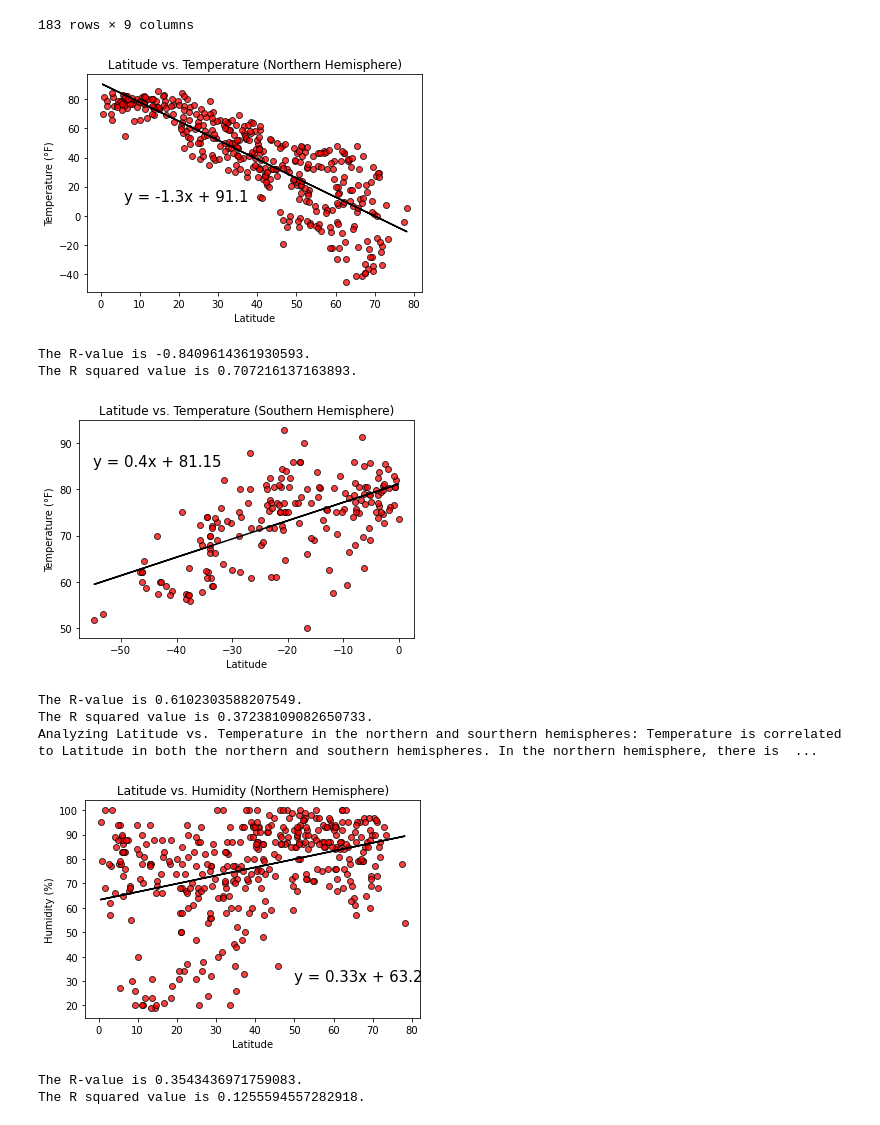
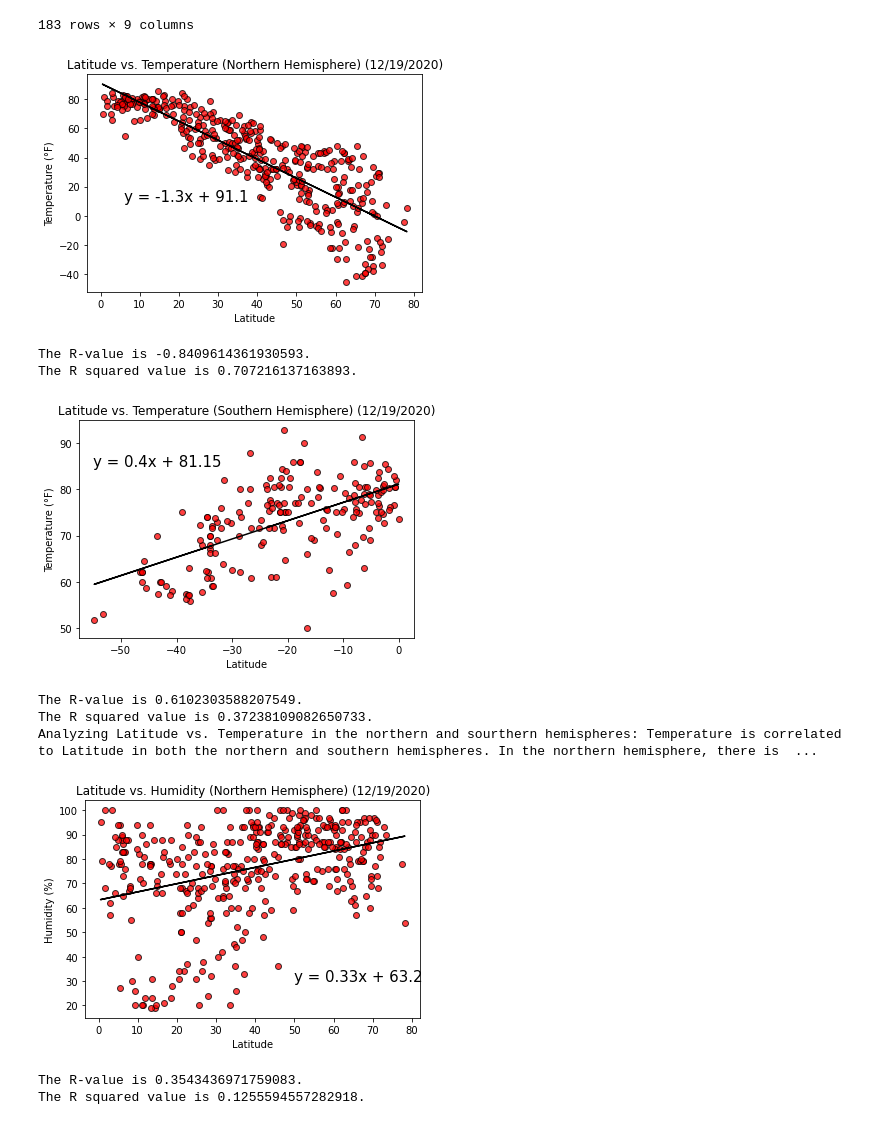
Before and after one commit to LongPatrol/python-api-challenge, a Jupyter notebook: WeatherPy/WeatherPy.ipynb, the cells around one changed output. Drawn from its saved outputs; the diff is of its cells as text; code cells hidden in the pictures.

Commit message:
Added dates to the WeatherPy plot titles.

```diff
--- a/WeatherPy/WeatherPy.ipynb
+++ b/WeatherPy/WeatherPy.ipynb
@@ -233,23 +233,23 @@ south_df
 # %%
 x_values = north_df["Lat"]
 y_values = north_df["Max Temp"]
 (slope, intercept, rvalue, pvalue, stderr) = linregress(x_values, y_values)
 regress_values = x_values * slope + intercept
 line_eq = "y = " + str(round(slope,2)) + "x + " + str(round(intercept,2))
 
 plt.scatter(north_df["Lat"], north_df["Max Temp"], marker="o", facecolors="red", edgecolors="black", alpha=0.75)
 plt.plot(x_values,regress_values,"r-", color="black")
 plt.annotate(line_eq,(6,10),fontsize=15,color="black")
 plt.ylabel('Temperature (°F)')
 plt.xlabel('Latitude')
-plt.title("Latitude vs. Temperature (Northern Hemisphere)")
+plt.title("Latitude vs. Temperature (Northern Hemisphere) (12/19/2020)")
 plt.savefig("images/latitude_temp_north.png")
 plt.show()
 
 print(f"The R-value is {rvalue}.")
 print(f"The R squared value is {rvalue**2}.")
 # %% [output]
-[figure, old version]
+[figure, new version]
 The R-value is -0.8409614361930593.
 The R squared value is 0.707216137163893.
 # %%
@@ -264,7 +264,7 @@ plt.plot(x_values,regress_values,"r-", color="black")
 plt.annotate(line_eq,(-55,85),fontsize=15,color="black")
 plt.ylabel('Temperature (°F)')
 plt.xlabel('Latitude')
-plt.title("Latitude vs. Temperature (Southern Hemisphere)")
+plt.title("Latitude vs. Temperature (Southern Hemisphere) (12/19/2020)")
 plt.savefig("images/latitude_temp_south.png")
 plt.show()
 
@@ -272,7 +272,7 @@ print(f"The R-value is {rvalue}.")
 print(f"The R squared value is {rvalue**2}.")
 print("Analyzing Latitude vs. Temperature in the northern and sourthern hemispheres: Temperature is correlated to Latitude in both the northern and southern hemispheres. In the northern hemisphere, there is a strong negative correlation. As the latitude increases, the temperatures go down. The opposite happens in the southern hemisphere where the temperature rises as the latitude goes up. We know that the number for latitude increases in the northern hemisphere as we move away from the equator. The opposite happens for the southern hemisphere. We know that the temperatures are warmer around the equator, so our findings make sense: as you move away from the equator, the temperature goes down. The data is more strongly correlated and closer to the regression line for the Northern Hemisphere. I am suspecting this is in part because there is more land in general and spread out through the Northern Hemisphere than the Southern Hemisphere. If we used data regarding temperatures on the globe that are not specifically tied to cities, would the correlation measures be more closely aligned between hemisphere?")
 # %% [output]
-[figure, old version]
+[figure, new version]
 The R-value is 0.6102303588207549.
 The R squared value is 0.37238109082650733.
 Analyzing Latitude vs. Temperature in the northern and sourthern hemispheres: Temperature is correlated to Latitude in both the northern and southern hemispheres. In the northern hemisphere, there is  ...
@@ -290,14 +290,14 @@ plt.plot(x_values,regress_values,"r-", color="black")
 plt.annotate(line_eq,(50,30),fontsize=15,color="black")
 plt.ylabel('Humidity (%)')
 plt.xlabel('Latitude')
-plt.title("Latitude vs. Humidity (Northern Hemisphere)")
+plt.title("Latitude vs. Humidity (Northern Hemisphere) (12/19/2020)")
 plt.savefig("images/latitude_hum_north.png")
 plt.show()
 
 print(f"The R-value is {rvalue}.")
 print(f"The R squared value is {rvalue**2}.")
 # %% [output]
-[figure, old version]
+[figure, new version]
 The R-value is 0.3543436971759083.
 The R squared value is 0.1255594557282918.
 # %%
```
Also changed, not shown: parts of 9 cells of this notebook, 12 other files.
